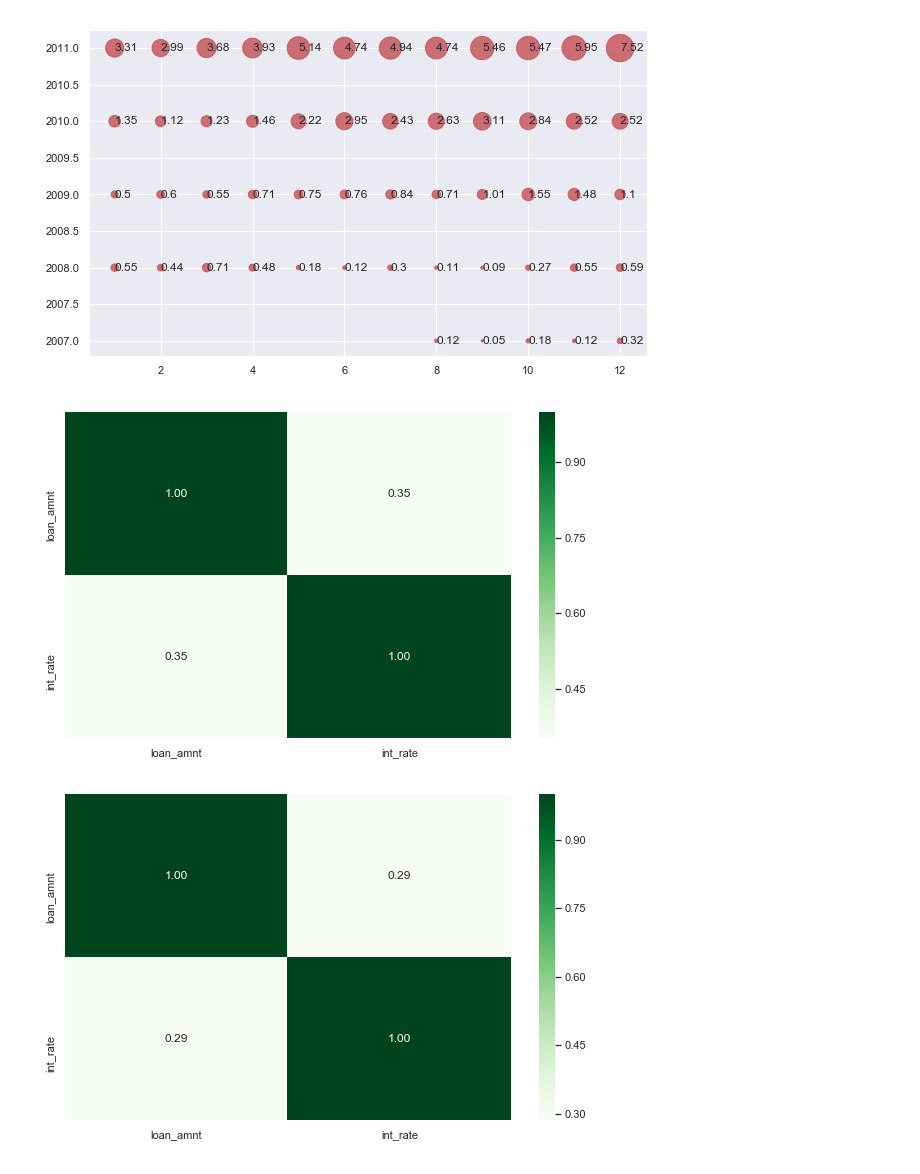
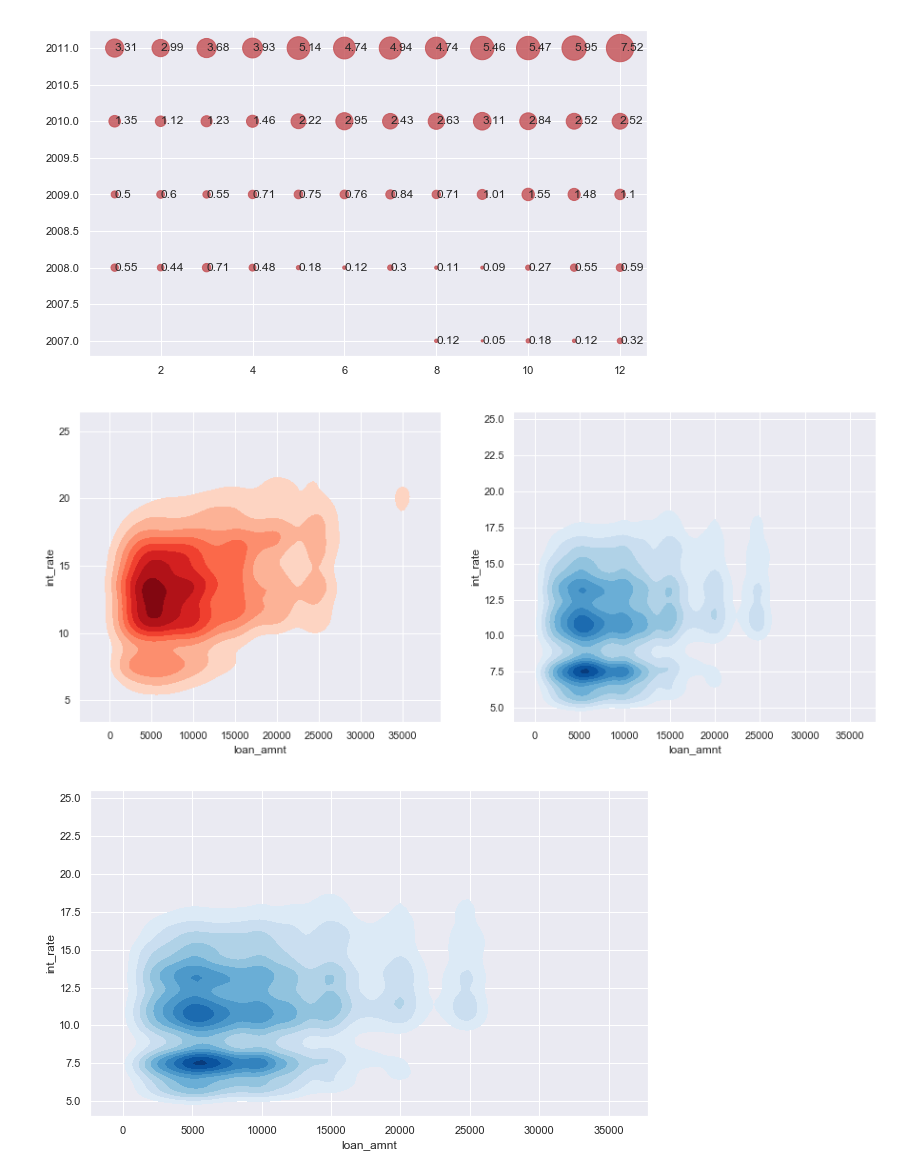
Before and after one commit to saneshashank/course2-GP1, a Jupyter notebook: Kamal_CodeUpdates/Assignment_2.ipynb, the cells around one changed output. Cells and saved outputs as stored; diff of their text form; code cells hidden in the pictures.

```diff
--- a/Kamal_CodeUpdates/Assignment_2.ipynb
+++ b/Kamal_CodeUpdates/Assignment_2.ipynb
@@ -396,18 +396,25 @@ bubble_plot(df_issue_d.issue_d_month , df_issue_d.issue_d_year , df_issue_d.loan
 # Bivariate analysis : Common function to perform correlation within data frame
 
 def bi_analysis_num(df):
-    sns.set(rc={'figure.figsize':(10,6)})
-    sns.heatmap(df.corr(), fmt='0.2f', annot=True , cmap = 'Greens')
+    sns.set(rc={'figure.figsize':(15,6)})
+    f, axes = plt.subplots(1, 2)
+
+    #sns.heatmap(df.corr(), fmt='0.2f', annot=True , cmap = 'Greens')
+    dfc = df[df.loan_status == 'Charged Off']
+    dff = df[df.loan_status == 'Fully Paid']
+
+    sns.kdeplot(dfc.iloc[:,0] , dfc.iloc[:,1] ,  cmap="Reds", shade=True, shade_lowest=False , ax = axes[0])
+    sns.kdeplot(dff.iloc[:,0] , dff.iloc[:,1] ,  cmap="Blues", shade=True, shade_lowest=False , ax = axes[1])
 # %%
 # Finding the correlation between the interest rate and the loan amount when the loan is charged off
 
-bi_analysis_num(df_loan.loc[df_loan.loan_status == 'Charged Off' ,  ['loan_amnt' , 'int_rate']])
+bi_analysis_num(df_loan[['loan_amnt' , 'int_rate' , 'loan_status']])
 # %% [output]
-[figure, old version]
+[figure, new version]
 # %%
 # Finding the correlation between the interest rate and the loan amount when the loan is Fully Paid
 
-bi_analysis_num(df_loan.loc[df_loan.loan_status == 'Fully Paid' ,  ['loan_amnt' , 'int_rate']])
+# bi_analysis_num(df_loan.loc[df_loan.loan_status == 'Fully Paid' ,  ['loan_amnt' , 'int_rate']])
 # %% [output]
-[figure, old version]
+[figure, new version]
 # %%
```
Also changed, not shown: parts of 9 cells of this notebook.
